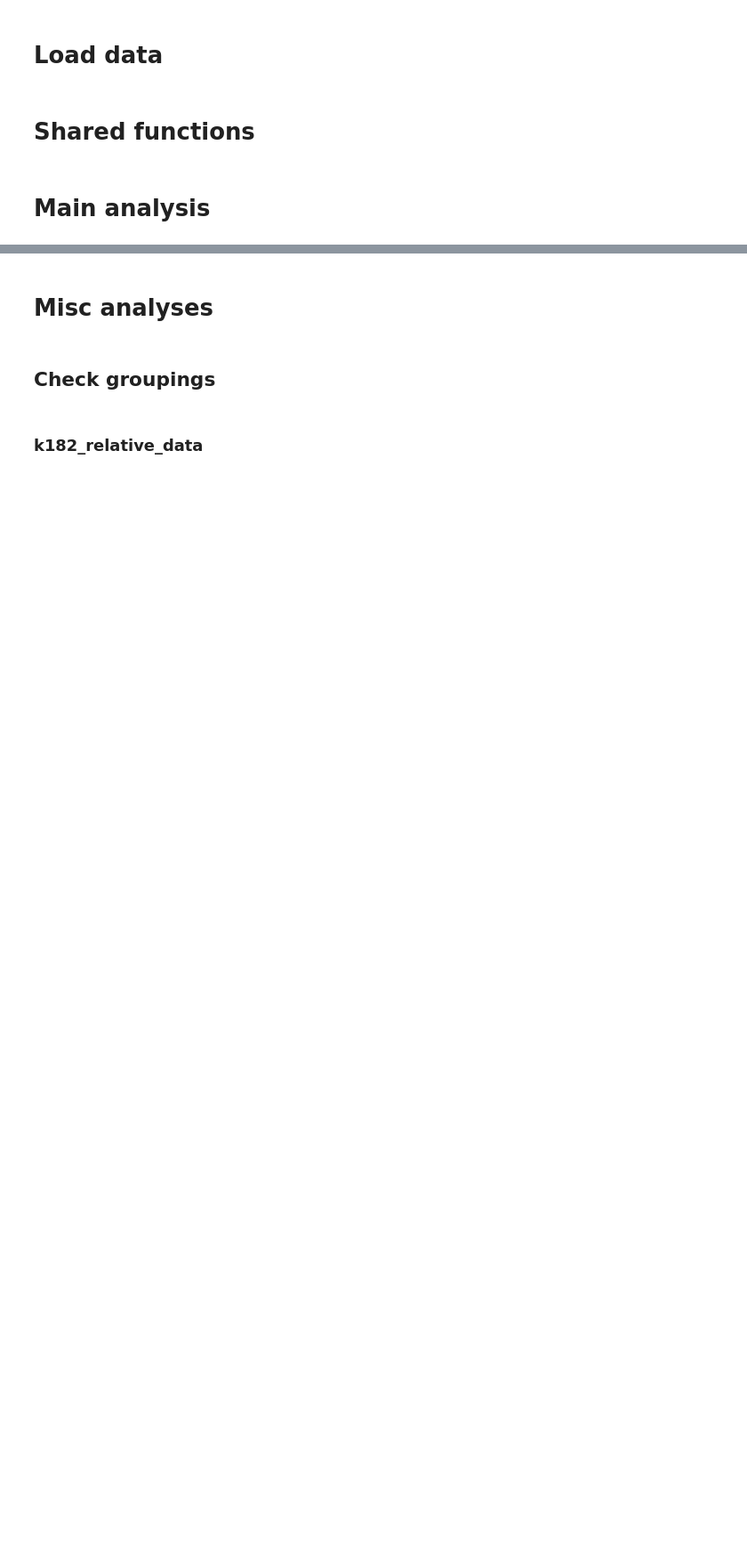
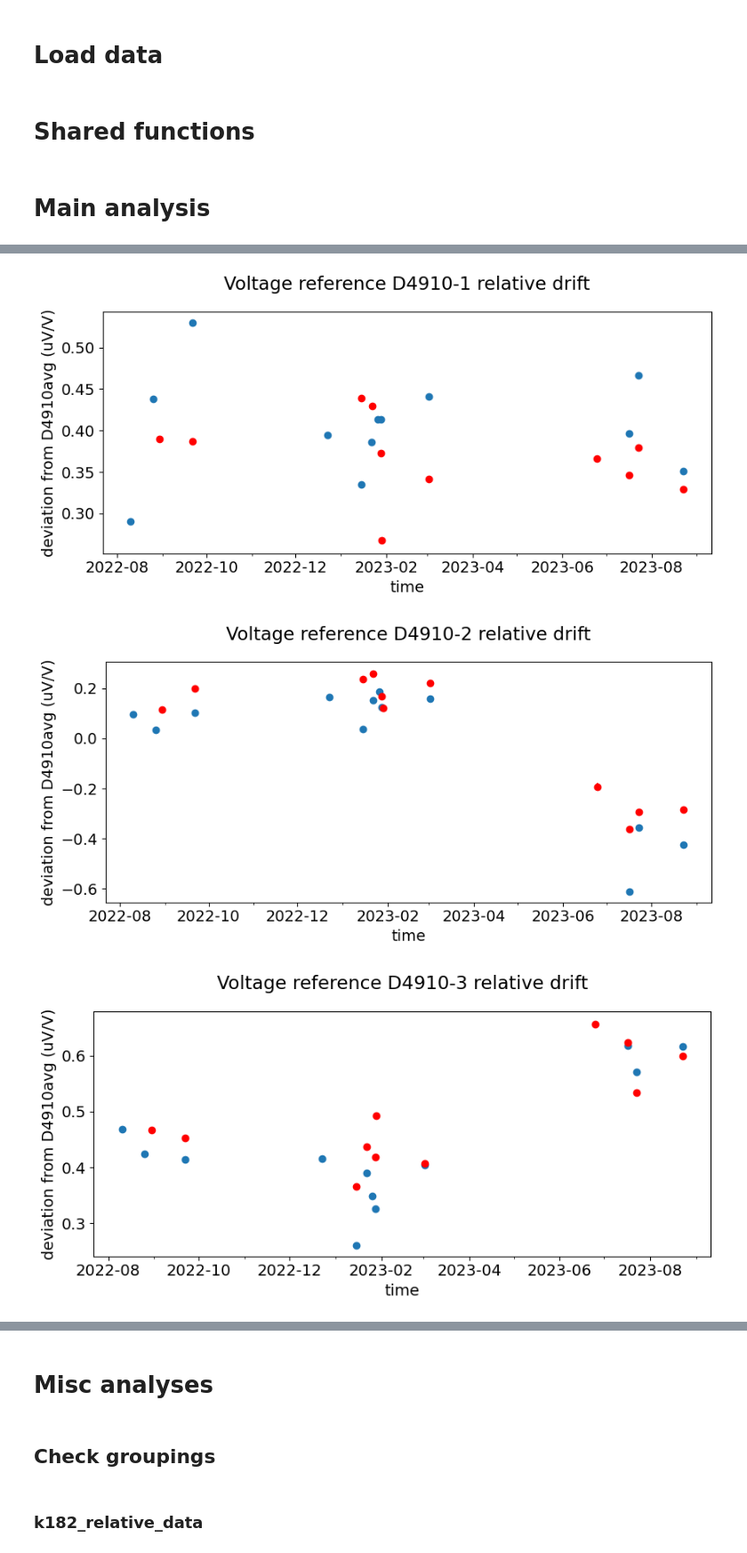
Before and after one commit to alson/metrology-data-analysis, a Jupyter notebook: vrefs.ipynb, the cells around one changed output, grey strips where cells are left out. Shown at 89% size. Saved outputs shown, nothing was run; the diff lists cells and outputs as text; code cells hidden in the pictures; blank space fills up the shorter version.

```diff
--- a/vrefs.ipynb
+++ b/vrefs.ipynb
@@ -256,0 +382,27 @@ for ref in voltage_references:
+# %%
+plt.rcParams["figure.figsize"] = (10,4)
+
+# rel_results[[(ref, param) for ref in voltage_references for param in ('mean', 'sem', 'datetime')]]
+rel_results = rel_results.dropna()
+for ref in voltage_references:
+    if not ref.startswith('D4910-'):
+        continue
+    dates = rel_results[(ref, 'datetime')]
+    means = rel_results[(ref, 'mean')]
+    D4910_date_index = pd.DatetimeIndex(rel_results[('D4910avg', 'datetime')])
+    D4910_indices = D4910_date_index.get_indexer(dates, method='nearest', tolerance=pd.Timedelta('1 day'))
+    D4910_values = rel_results[('D4910avg', 'mean')].iloc[D4910_indices]
+    results_relative_to_D4910avg = means - D4910_values
+    plt.scatter(rel_results[(ref, 'datetime')].dropna(), results_relative_to_D4910avg.dropna(), label=ref)
+    plt.errorbar(rel_D4910avg_results[(ref, 'datetime')].dropna(), rel_D4910avg_results[(ref, 'mean')].dropna(), yerr=rel_D4910avg_results[(ref, 'sem')].dropna(), label=ref, fmt='o', color='red')
+    plt.xlabel('time')
+    plt.ylabel('deviation from D4910avg (uV/V)')
+    plt.title(f'Voltage reference {ref} relative drift', pad=20)
+    ax = plt.gca()
+    ax.xaxis.set_major_locator(mdates.MonthLocator(interval=2))
+    ax.xaxis.set_minor_locator(mdates.MonthLocator(interval=1))
+    plt.show()
+# %% [output]
+[figure, added]
+[figure, added]
+[figure, added]
```
Also changed, not shown: parts of 19 cells of this notebook, 1 other file.
